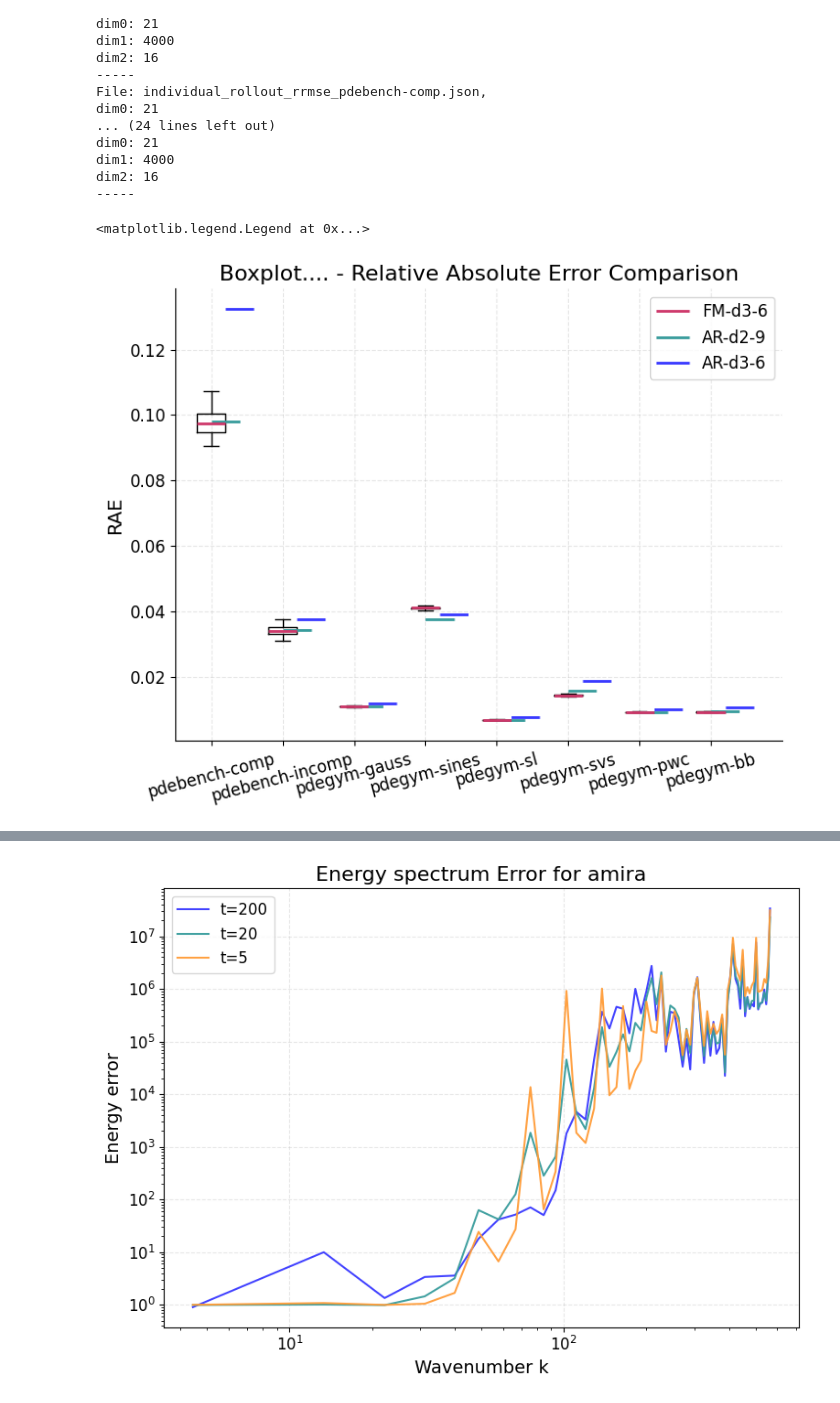
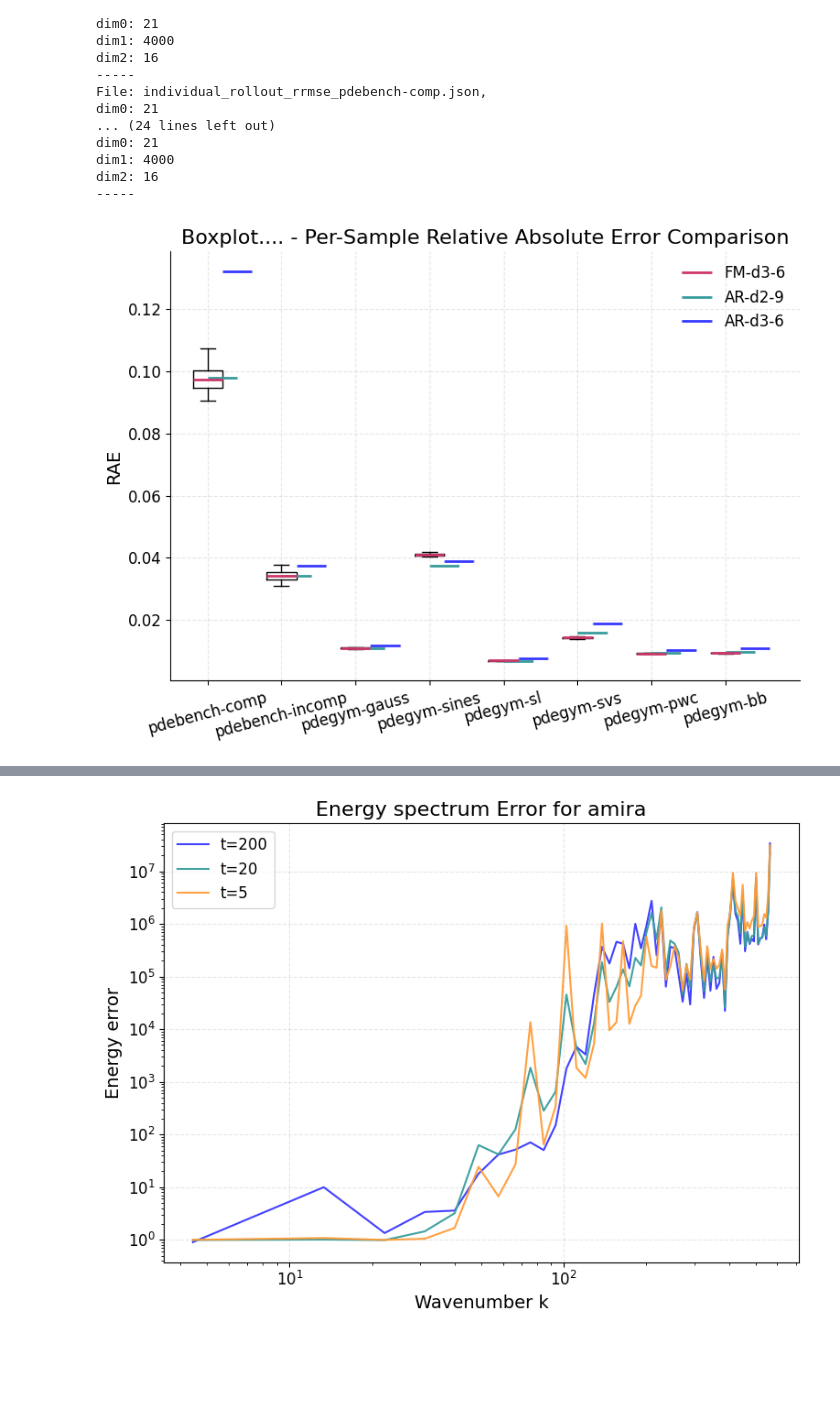
Before and after one commit to tpharmsen/FluidGPT, a Jupyter notebook: src/scripts/graphGeneration.ipynb, the cells around one changed output, grey strips where cells are left out. Drawn from its saved outputs; the diff is of its cells as text; code cells hidden in the pictures; blank space fills up the shorter version.

```diff
--- a/src/scripts/graphGeneration.ipynb
+++ b/src/scripts/graphGeneration.ipynb
@@ -29,6 +29,8 @@ rcParams.update({
     # Remove top/right spines globally
     'axes.spines.top': False,
     'axes.spines.right': False,
+
+    "legend.frameon": False,
 })
 import matplotlib.colors as mcolors
 
@@ -90,7 +92,7 @@ base_path_ar2 = "../../../FluidGPT_validation/final_data/MTT/ar-d3-6/ss_error/"
 #base_path_fm = "../../../FluidGPT_validation/old_data/fm/fm-val-b200/ss_error/"
 base_path_fm = "../../../FluidGPT_validation/temp_data/fm_test/ss_error/"
 error_type = "rae"  # or "rrmse"
-error_type_str = {"rae": "Relative Absolute Error", "rrmse": "Relative Root Mean Square Error"}
+error_type_str = {"rae": "Per-Sample Relative Absolute Error", "rrmse": "Per-Sample Relative Root Mean Square Error"}
 list_avg_ar = []
 list_avg_ar2 = []
 list_fm_data = []
@@ -127,35 +129,38 @@ bp = ax.boxplot(list_fm_data, widths=box_width, label="FM-d3-6")
 for i, item in enumerate(list_avg_ar):
     x_center = i + 1
     y_ref = item
     ax.hlines(
         y=y_ref,
         xmin=x_center - box_width / 2 + offset,
         xmax=x_center + box_width / 2 + offset,
         linewidth=2,
         color=colors[1],
         label="AR-d2-9" if i == 0 else None
     )
 for i, item in enumerate(list_avg_ar2):
     x_center = i + 1
     y_ref = item
     ax.hlines(
         y=y_ref,
         xmin=x_center - box_width / 2 + 2* offset,
         xmax=x_center + box_width / 2 + 2* offset,
         linewidth=2,
         color=colors[2],
         label="AR-d3-6" if i == 0 else None
     )
 for median in bp["medians"]:
     median.set(color=colors[3], linewidth=2)
 # put the datasetname at the x-axis
 ax.set_xticklabels(["pdebench-comp", "pdebench-incomp", "pdegym-gauss", "pdegym-sines", "pdegym-sl", "pdegym-svs", "pdegym-pwc", "pdegym-bb"], rotation=15)
 ax.set_ylabel(f"{error_type.upper()}")
 ax.set_title(f"Boxplot.... - {error_type_str[error_type]} Comparison")
 ax.legend()
+plt.tight_layout()
+
+plt.savefig(f"../../../FluidGPT_validation/ssbox_{error_type}.png", dpi=300)
+plt.show()
 # %% [output]
-<matplotlib.legend.Legend at 0x...>
-[figure, old version]
+[figure, new version]
 # %%
 base_path_ar = "../../../FluidGPT_validation/final_data/MTT/ar-d2-9/ms_error/"
 base_path_ar2 = "../../../FluidGPT_validation/final_data/MTT/ar-d3-6/ms_error/"
```
Also changed, not shown: parts of 1 cell of this notebook.
